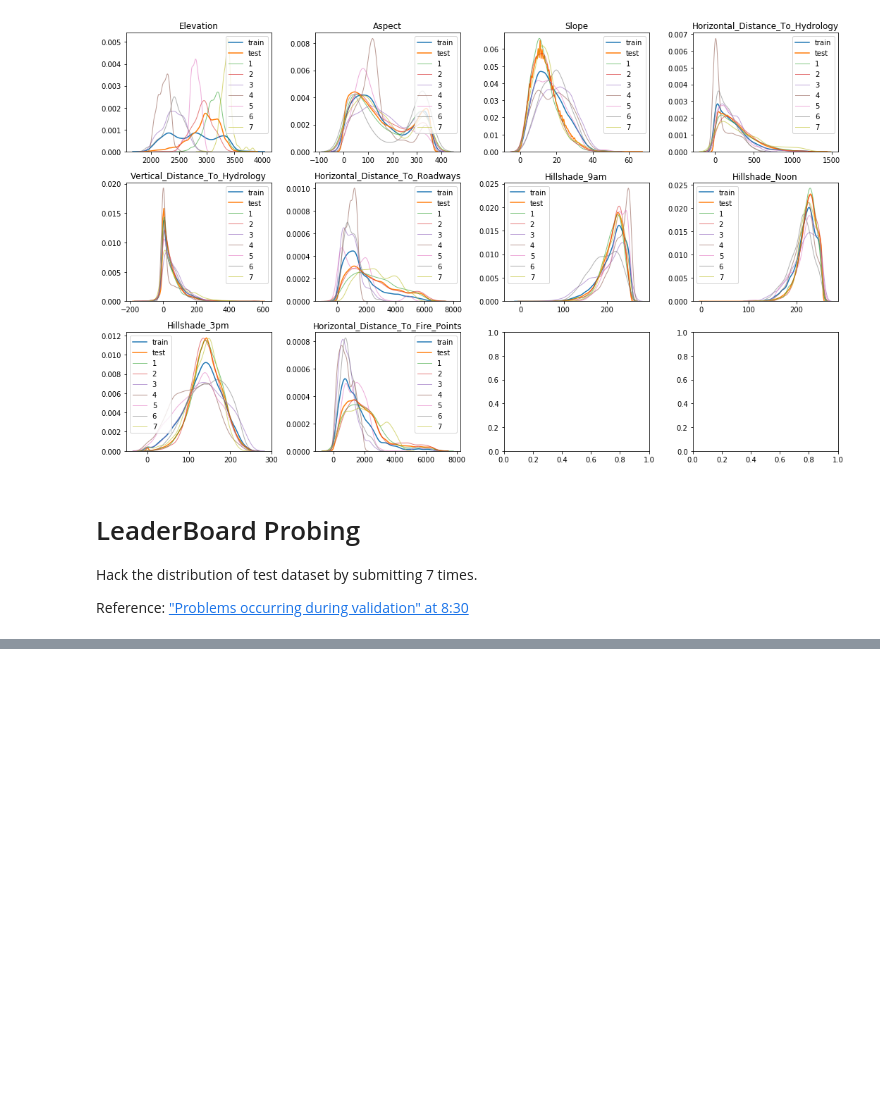
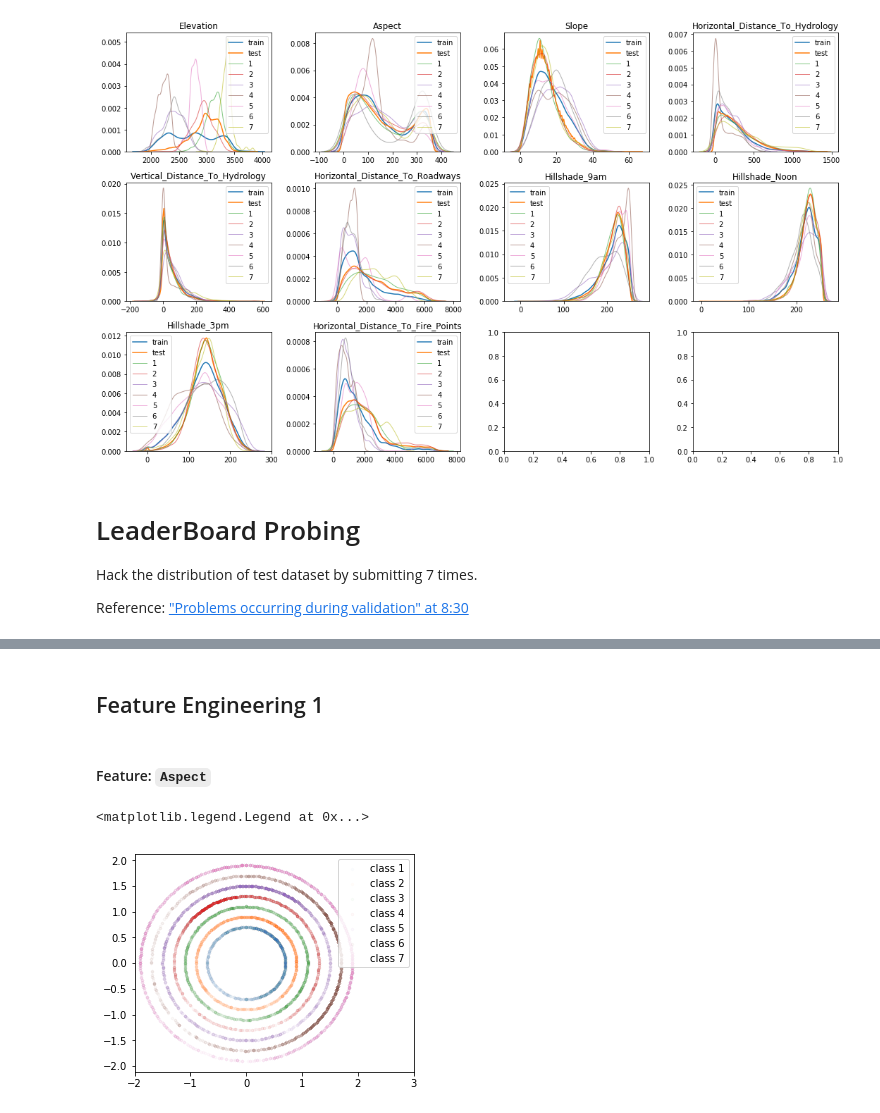
Before and after one commit to Brandon-HY-Lin/kaggle_learn_with_other_kaggle_users, a Jupyter notebook: EDA, Feature engineering and Modeling (4th) .ipynb, the cells around one changed output, grey strips where cells are left out. Cells and saved outputs as stored; diff of their text form; code cells hidden in the pictures; blank space fills up the shorter version.

Commit message:
feat: add aspect feature engineering to EDA
Add aspect feature engineering to EDA.

```diff
--- a/EDA, Feature engineering and Modeling (4th) .ipynb
+++ b/EDA, Feature engineering and Modeling (4th) .ipynb
@@ -164,0 +197,29 @@ class_weight={1: 0.37053, 2: 0.49681, 3: 0.05936, 4: 0.00103, 5: 0.01295, 6: 0.0
+# %% [markdown]
+## Feature Engineering 1
+# %% [markdown]
+#### Feature: `Aspect`
+# %%
+sin_ = np.sin(np.pi*train_df['Aspect']/180)
+cos_ = np.cos(np.pi*train_df['Aspect']/180)
+
+# However, if this feature quantity alone, the effect seems to be light.
+
+fig, ax = plt.subplots(figsize=(5,4))
+
+
+for i in range(1, 7+1):
+    indices = (train_df['Cover_Type'] == i)
+
+    r = 0.5+0.2*i
+
+    ax.scatter(cos_[indices]*(r),
+                sin_[indices]*(r),
+                alpha=0.02*r, s=6, label='class {}'.format(i))
+
+
+plt.xlim(-2, 3)
+ax.legend()
+# plt.savefig('aspect.png')
+# %% [output]
+<matplotlib.legend.Legend at 0x...>
+[figure, added]
```
Also changed, not shown: parts of 5 cells of this notebook.
